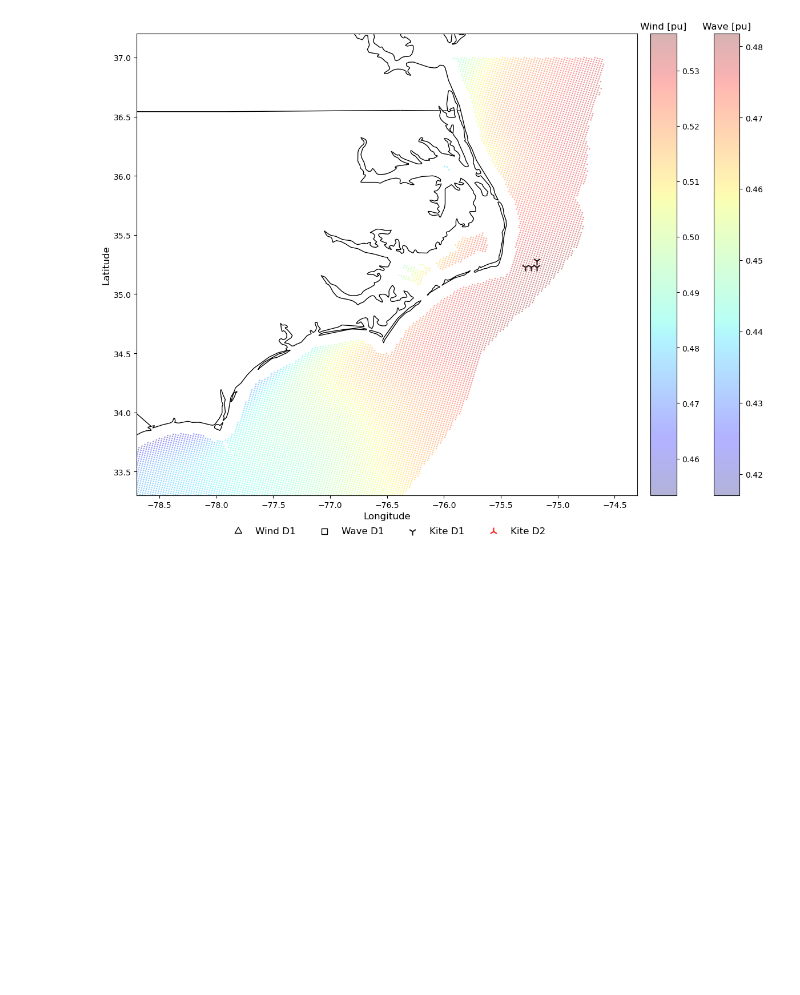
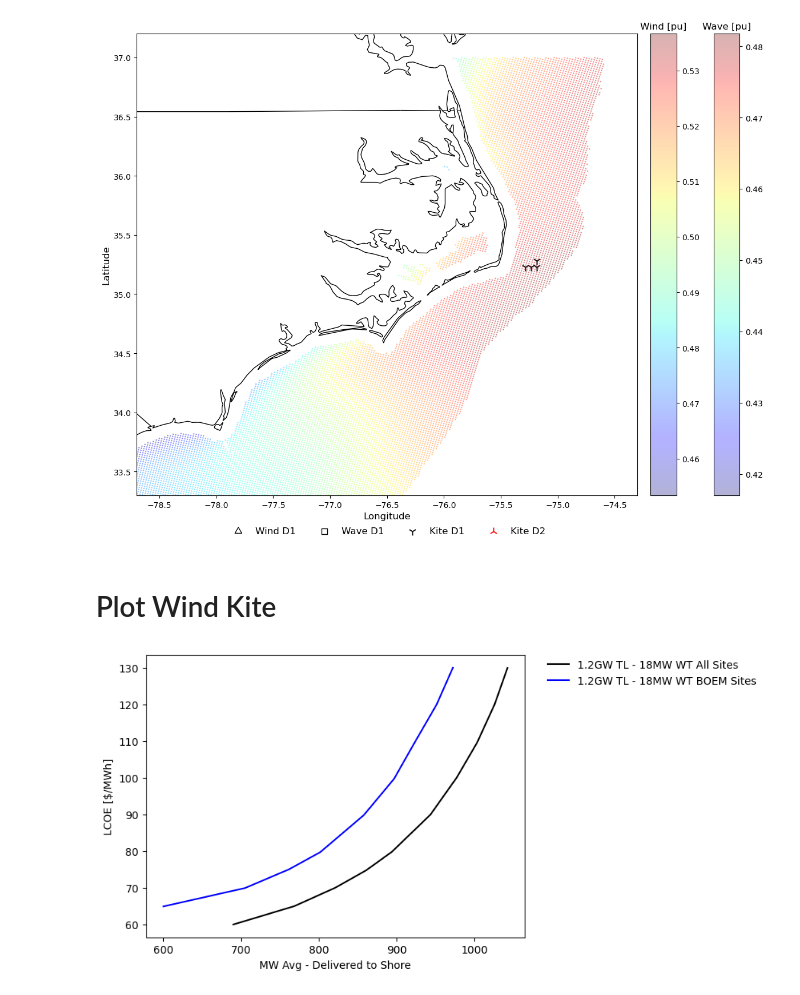
Before and after one commit to vaduraes/OceanPortfolioOptimization, a Jupyter notebook: PlotPortfolioResults.ipynb, the cells around one changed output. Drawn from its saved outputs; the diff is of its cells as text; code cells hidden in the pictures; blank space fills up the shorter version.

Commit message:
More Kite Imp Improvements, plots and opt

```diff
--- a/PlotPortfolioResults.ipynb
+++ b/PlotPortfolioResults.ipynb
@@ -258,3 +258,22 @@ SavePath=None
 PlotTurbineLocations(SolutionPath, Legend, PathDataUnderLayer, LegendUnderLayerColorbar, StateCountours,LCOE_Target=-1, LatMaxMin=(33.3, 37.2), LongMaxMin=(-78.7, -74.3), SavePath=SavePath)
 # %% [output]
 [figure]
+# %% [markdown]
+# Plot Wind Kite
+# %%
+SolutionPaths=[]
+MainPortResultsPath="./OutputData/Portfolios/"
+
+#1.2GW Transmission
+SolutionPaths.append(MainPortResultsPath+"Wind18MW_4KiteDesings_1200MW.npz")
+SolutionPaths.append(MainPortResultsPath+"Wind18MWBOEM_4KiteDesings_1200MW.npz")
+
+
+Legend=["1.2GW TL - 18MW WT All Sites","1.2GW TL - 18MW WT BOEM Sites"]
+
+Title="Wind-Kite Portfolios"
+
+SavePath="./OutputData/Plots/Portfolios/WindOnly/WindKite_EfficientFrontier.png"
+PlotEfficientFrontier(SolutionPaths, Legend, Title, SavePath=SavePath)
+# %% [output]
+[figure, added]
```
Also changed, not shown: parts of 4 cells of this notebook, 14 other files.
